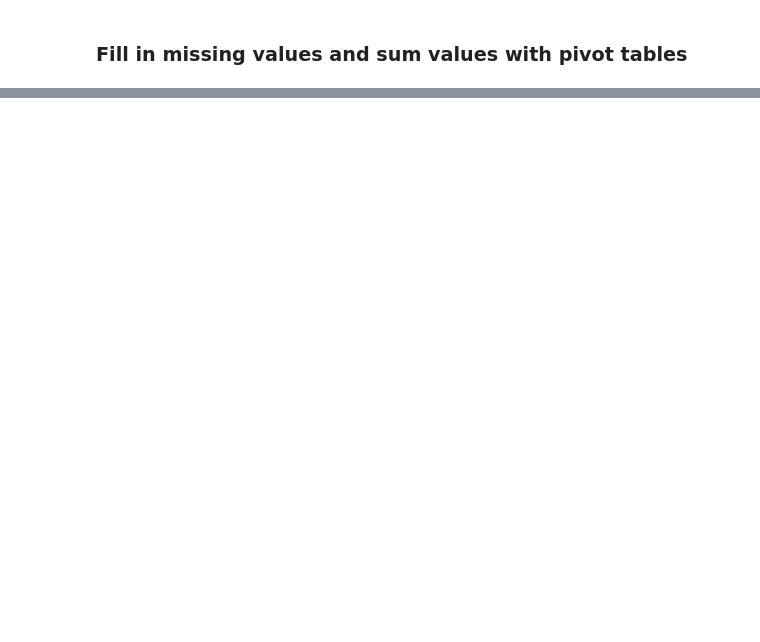
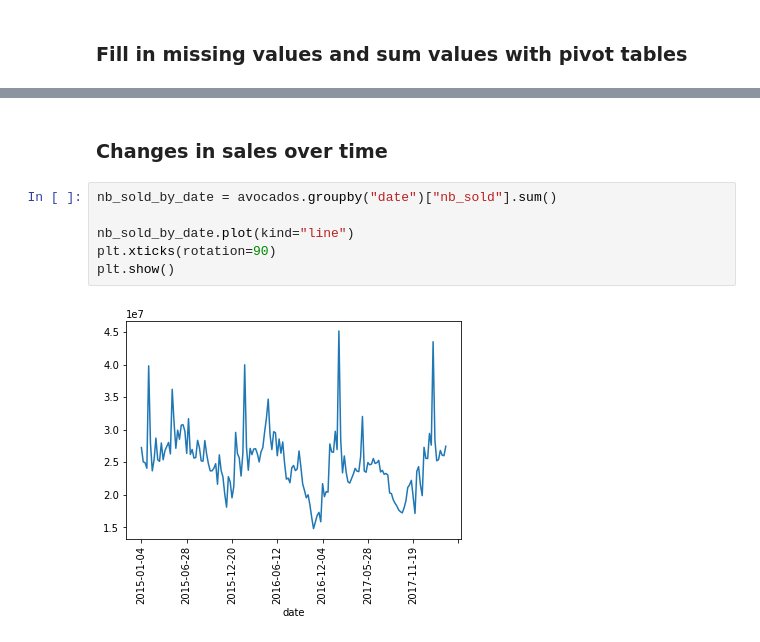
Before and after one commit to ziesazies/learning-pandas, a Jupyter notebook: data-manipulation-with-pandas.ipynb, the cells around one changed output, grey strips where cells are left out. Drawn from its saved outputs; the diff is of its cells as text; blank space fills up the shorter version.

```diff
--- a/data-manipulation-with-pandas.ipynb
+++ b/data-manipulation-with-pandas.ipynb
@@ -184,0 +991,10 @@ print(sales.pivot_table(values="weekly_sales", index="department", columns="type
+# %% [markdown]
+### Changes in sales over time
+# %%
+nb_sold_by_date = avocados.groupby("date")["nb_sold"].sum()
+
+nb_sold_by_date.plot(kind="line")
+plt.xticks(rotation=90)
+plt.show()
+# %% [output]
+[figure, added]
```
Also changed, not shown: parts of 109 cells of this notebook.
